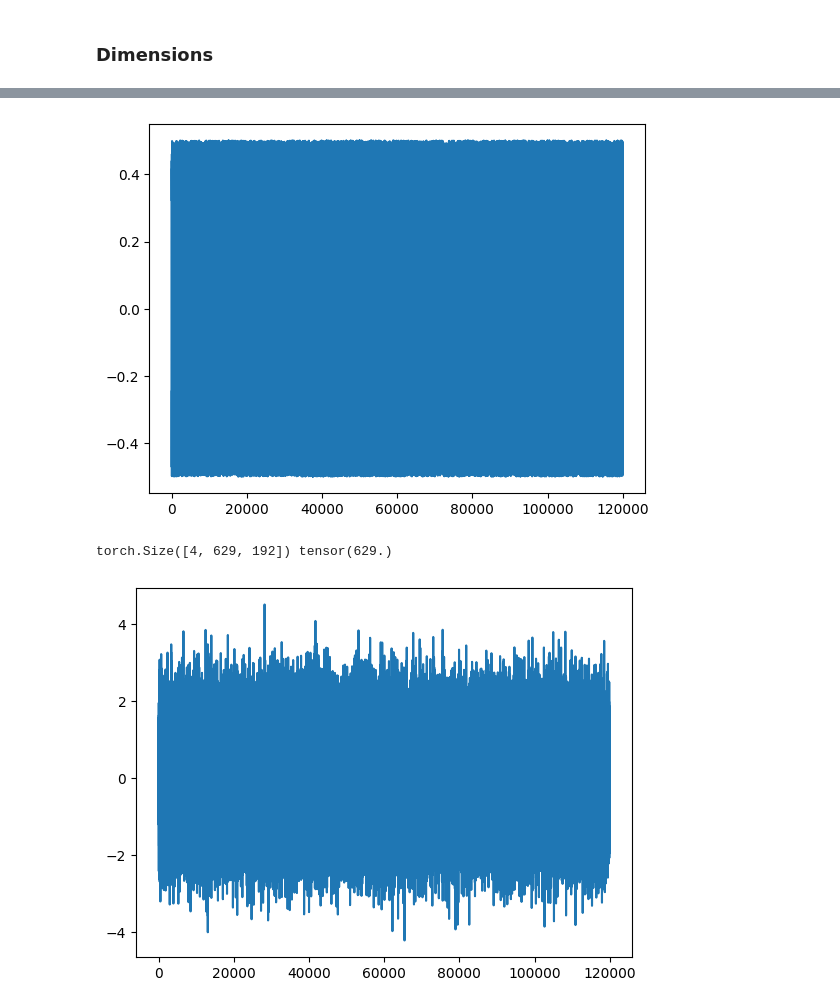
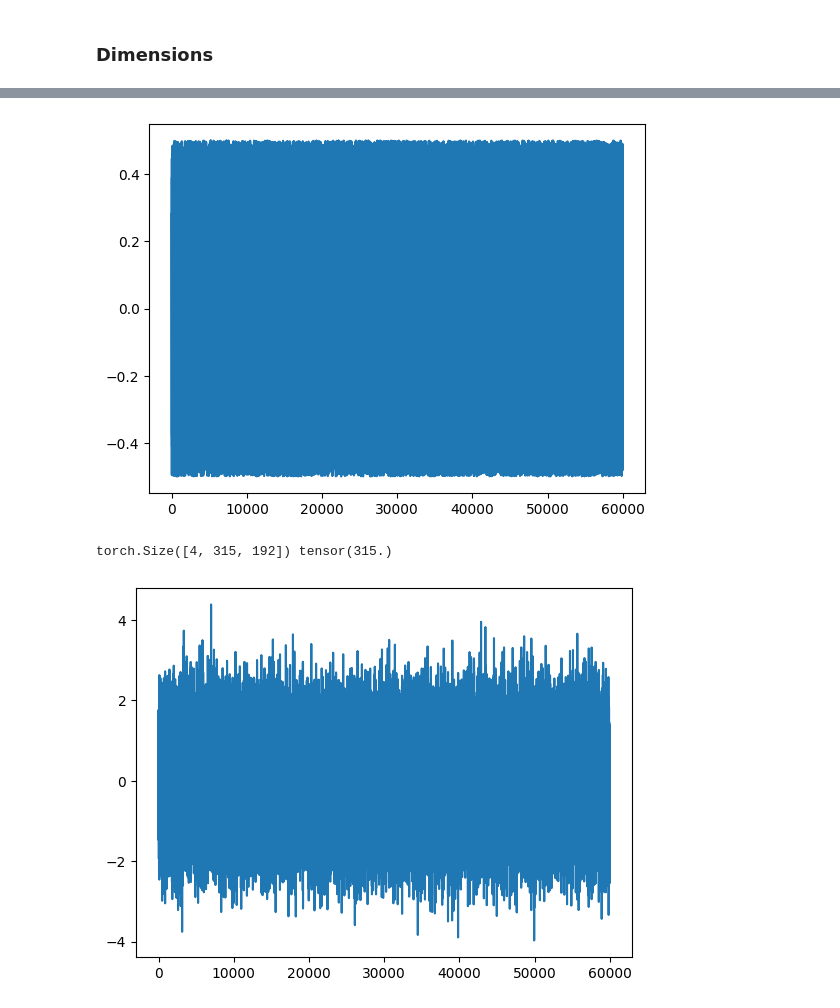
Before and after one commit to KindaOP/KAIN, a Jupyter notebook: debug.ipynb, the cells around one changed output, grey strips where cells are left out. Drawn from its saved outputs; the diff is of its cells as text; code cells hidden in the pictures.

```diff
--- a/debug.ipynb
+++ b/debug.ipynb
@@ -246,34 +248,36 @@ torch.Size([4, 784, 192]) tensor(784.)
 # Voice
 from kain.senses import VoiceEncoder, VoiceDecoder
 import torch
 import numpy as np
 from matplotlib import pyplot as plt
 
 enet = VoiceEncoder(
     num_blocks=3,
     num_features=192,
     num_heads=2,
     num_ff_dim=1000,
     dropout_rate=0.1
 )
 dnet = VoiceDecoder(
     num_blocks=3,
     num_features=192,
     num_heads=2,
     num_ff_dim=1000,
     dropout_rate=0.1
 )
 
-x = np.random.rand(4, 120000)
+sampling_rate = 12000
+max_seconds = 5
+x = np.random.rand(4, sampling_rate*max_seconds)
 batch_size = len(x)
 plt.plot(x[0]-x[0].mean(axis=-1, keepdims=True)),
 plt.show()
 x = enet.predict(x)
 print(x.tensor.shape, torch.sum(x.tensor**2)/batch_size, end="\n\n")
 x = dnet.predict(x, x)
 plt.plot(x[0]-x[0].mean(axis=-1, keepdims=True))
 plt.show()
 # %% [output]
-[figure, old version]
+[figure, new version]
-torch.Size([4, 629, 192]) tensor(629.)
+torch.Size([4, 315, 192]) tensor(315.)
-[figure, old version]
+[figure, new version]
```
Also changed, not shown: parts of 2 cells of this notebook, 1 other file.
